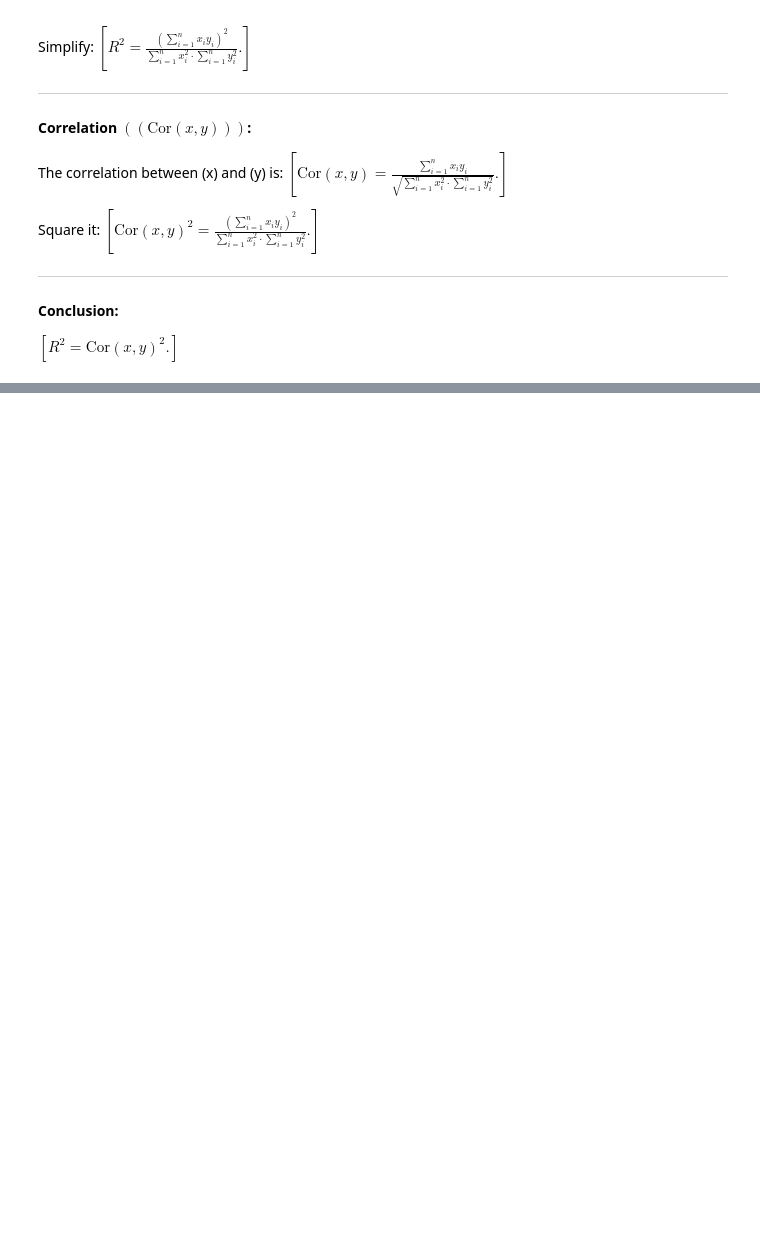
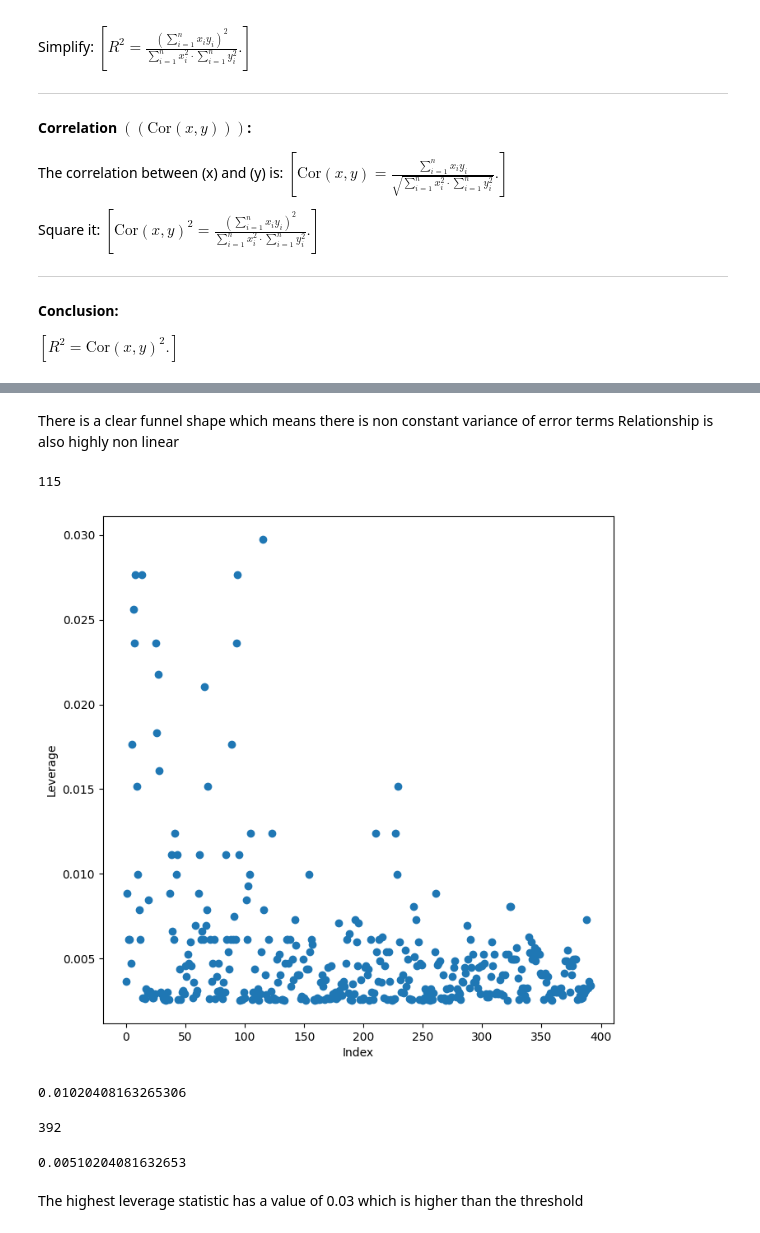
Before and after one commit to burhanuddin20/ISL, a Jupyter notebook: CH3/chapter3Ex.ipynb, the cells around one changed output, grey strips where cells are left out. Drawn from its saved outputs; the diff is of its cells as text; code cells hidden in the pictures; blank space fills up the shorter version.

```diff
--- a/CH3/chapter3Ex.ipynb
+++ b/CH3/chapter3Ex.ipynb
@@ -221,0 +309,31 @@ ValueError: Pandas data cast to numpy dtype of object. Check input data with np.
+# %% [markdown]
+There is a clear funnel shape which means there is non constant variance of error terms
+Relationship is also highly non linear
+# %%
+infl = result.get_influence()
+ax = subplots(figsize=(8,8))[1]
+ax.scatter(np.arange(X.shape[0]), infl.hat_matrix_diag)
+ax.set_xlabel('Index')
+ax.set_ylabel('Leverage')
+np.argmax(infl.hat_matrix_diag)
+# %% [output]
+115
+[figure, added]
+# %%
+# calculate the leverage threshold
+n, p = X.shape
+leverage_threshold = 2 * p / n
+leverage_threshold
+# %% [output]
+0.01020408163265306
+# %%
+n
+# %% [output]
+392
+# %%
+avg_lev = p/n #np.mean(infl.hat_matrix_diag)  same as p/n
+avg_lev
+# %% [output]
+0.00510204081632653
+# %% [markdown]
+The highest leverage statistic has a value of 0.03 which is higher than the threshold
```
Also changed, not shown: parts of 81 cells of this notebook, 1 other file.
